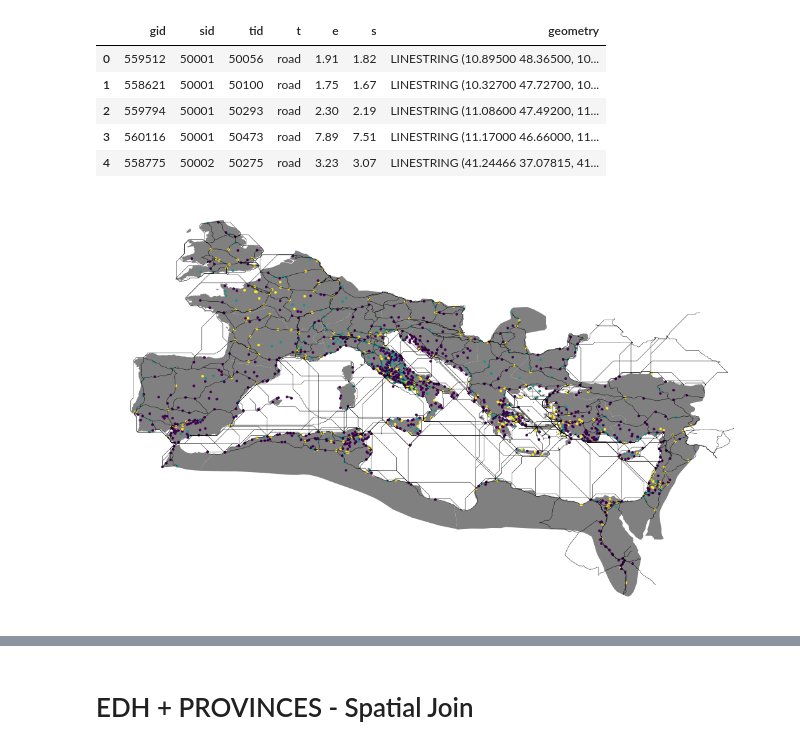
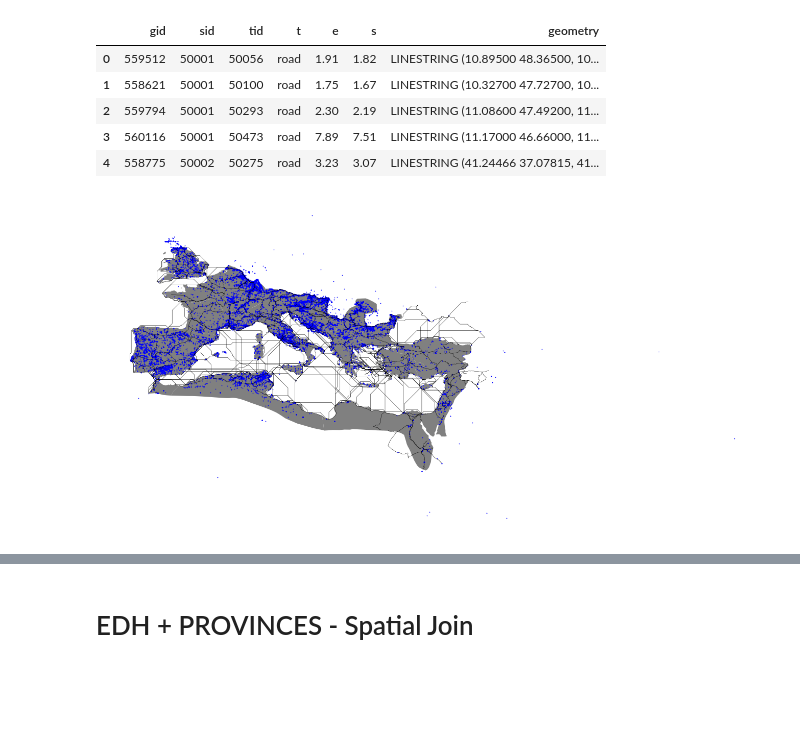
Before and after one commit to sdam-au/EDH_exploration, a Jupyter notebook: scripts/py_SPATIAL_ANALYSIS.ipynb, the cells around one changed output, grey strips where cells are left out. Drawn from its saved outputs; the diff is of its cells as text; code cells hidden in the pictures; blank space fills up the shorter version.

Commit message:
spatial distribution figures

```diff
--- a/scripts/py_SPATIAL_ANALYSIS.ipynb
+++ b/scripts/py_SPATIAL_ANALYSIS.ipynb
@@ -123,7 +115,8 @@ RE.plot()
 # %%
 ### Once the connection has been succesfuilly established, we can upload the data from sciencedata into Pandas dataframe
 ### Look at Pandas documention to learn how to navigate Pandas dataframe with their endless functionality: https://pandas.pydata.org/pandas-docs/version/0.23.4/index.html
-EDH_df = sddk.read_file("SDAM_data/EDH/EDH_inscriptions_rich.json", "df", conf)
-EDH_df.set_index("id", inplace=True) ### perhaps the best index is the "ID" # Vojtech: Why? As a user I am not sure why we need to index? - answer: once you have data with your own index column, it makes some queries in pandas a little bit simpler, for instance, to explore particular inscription, you can easily run EDH_df.loc["HD000004"]
+publicfolder = "b6b6afdb969d378b70929e86e58ad975"
+EDH_df = sddk.read_file("EDH_attrs_cleaned_2020-09-28.json", "df", publicfolder)
+EDH_df.head(5)
 EDH_df.head(5) ### use ".head(5)" to inspect first 5 rows of the dataframe
 # %% [output]
@@ -139,13 +168,13 @@ EDH_df.head(5) ### use ".head(5)" to inspect first 5 rows of the dataframe
 # %%
 ### make GeoDataFrame geometry
-def set_coordinate(row, zero_or_two):
-  try:
-    coor = float(row["coordinates"].partition(",")[zero_or_two])
-  except:
-    coor = 0
-  return float(coor)
-EDH_df["x"] = EDH_df.apply(lambda row: set_coordinate(row, 2), axis=1)
-EDH_df["y"] = EDH_df.apply(lambda row: set_coordinate(row, 0), axis=1)
+def set_coordinate(row, i):
+    try:
+        coor = float(row["coordinates"][i])
+    except:
+        coor = None
+    return coor
+EDH_df["x"] = EDH_df.apply(lambda row: set_coordinate(row, 0), axis=1)
+EDH_df["y"] = EDH_df.apply(lambda row: set_coordinate(row, 1), axis=1)
 EDH_gdf = geopandas.GeoDataFrame(EDH_df, geometry = geopandas.points_from_xy(x=EDH_df["x"], y=EDH_df["y"]))
 EDH_gdf.drop(columns=["coordinates", "x", "y"], inplace=True)
 EDH_gdf.head(5)
@@ -174,13 +205,11 @@ orbis.head()
 # %%
 # Make a plot with basemap
 plt.rcParams['figure.figsize'] = [24, 12]
 fig, ax = plt.subplots()
 provinces.plot(color="grey", ax=ax)
 orbis.plot(color="black", linewidth=0.5 , ax=ax)
-#EDH_gdf.plot(markersize=0.5, color="blue", ax=ax)
-cities.plot(column="Area", cmap='viridis', scheme="quantiles", k=5, markersize=10, ax=ax)
-#ctx.add_basemap(ax=ax,  zoom=6, url=getattr(ctx.sources, "ST_TERRAIN_BACKGROUND"), crs="epsg:4326")
+EDH_gdf.plot(markersize=0.5, color="blue", ax=ax)
 plt.axis("off")
 plt.show()
 # %% [output]
-[figure, old version]
+[figure, new version]
```
Also changed, not shown: parts of 28 cells of this notebook.
